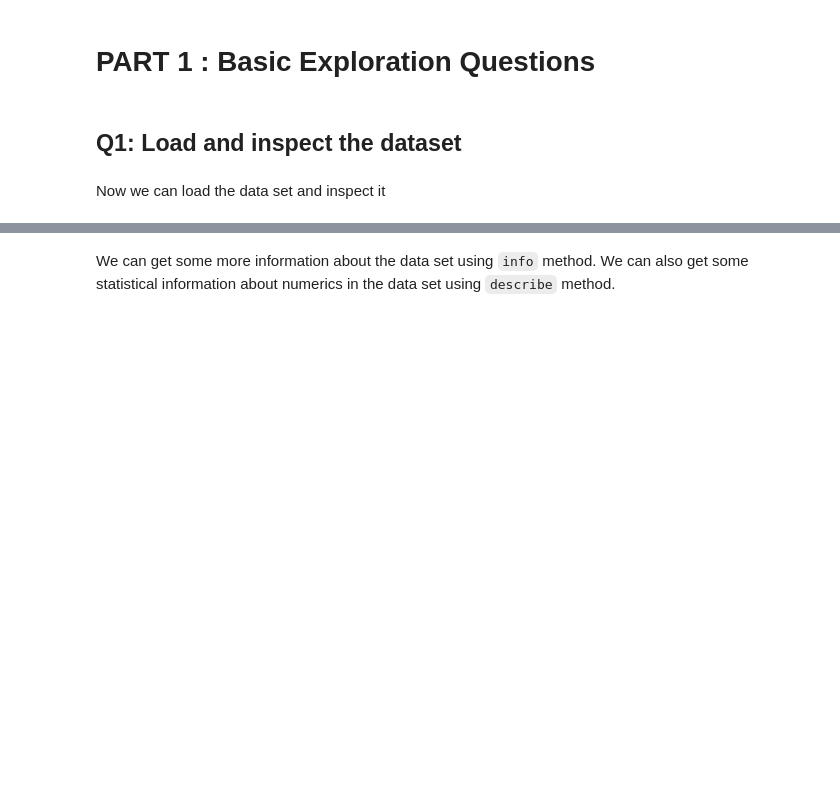
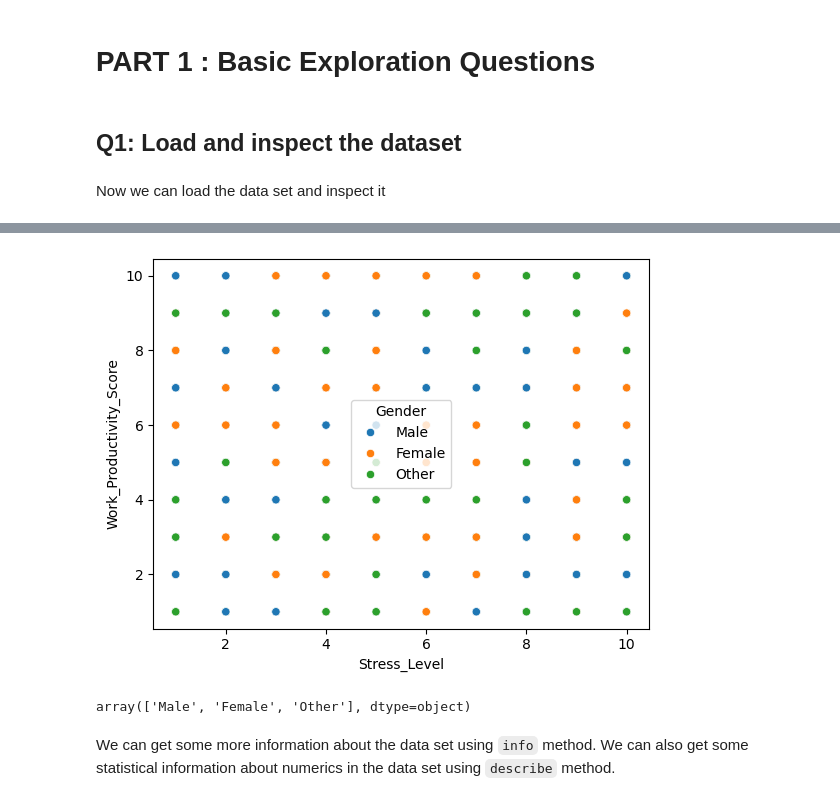
Before and after one commit to geff-ghost/screenTimeSleep, a Jupyter notebook: Smartphone_Usage_Statistics.ipynb, the cells around one changed output, grey strips where cells are left out. Saved outputs shown, nothing was run; the diff lists cells and outputs as text; code cells hidden in the pictures; blank space fills up the shorter version.

```diff
--- a/Smartphone_Usage_Statistics.ipynb
+++ b/Smartphone_Usage_Statistics.ipynb
@@ -15,5 +31,11 @@ smartphone_df
+# %%
+sns.scatterplot(x=smartphone_df.Stress_Level, y=smartphone_df.Work_Productivity_Score, hue=smartphone_df.Gender);
+# %% [output]
+[figure, added]
 # %%
-smartphone_df.head()
+smartphone_df.Gender.unique()
+# %% [output]
+array(['Male', 'Female', 'Other'], dtype=object)
 # %% [markdown]
 We can get some more information about the data set using `info` method. We can also get some statistical information about numerics in the data set using `describe` method.
 # %%
```
Also changed, not shown: parts of 89 cells of this notebook, 1 other file.
